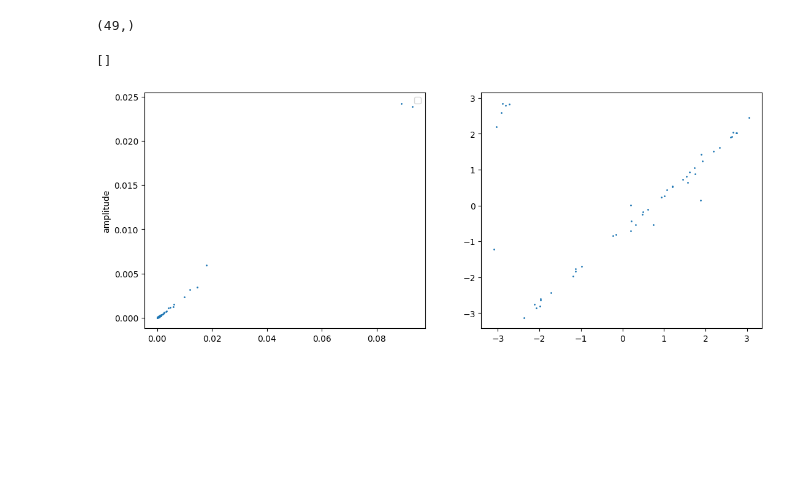
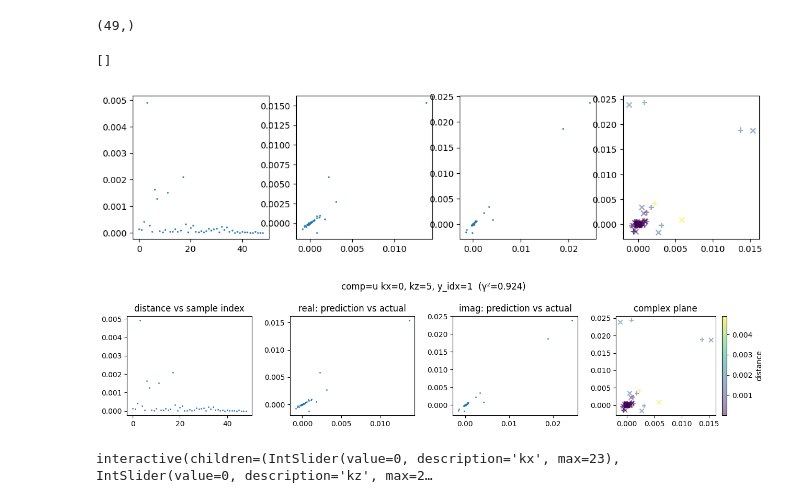
Before and after one commit to kz2wd/flow-diffuse, a Jupyter notebook: probes/probe_2.ipynb, the cells around one changed output. Drawn from its saved outputs; the diff is of its cells as text; code cells hidden in the pictures; blank space fills up the shorter version.

```diff
--- a/probes/probe_2.ipynb
+++ b/probes/probe_2.ipynb
@@ -59,13 +59,24 @@ pressure_target = wall_pressure_hat[:, kx, kz]
 pressure_target.shape
 # %% [output]
 (49,)
+# %%
+def cross_spectrum(p_hat, u_hat, avg_axis=(0,)):
+    return np.mean(p_hat.conj() * u_hat, axis=avg_axis) - (np.mean(p_hat, axis=avg_axis).conj() * np.mean(u_hat, axis=avg_axis))
 # %%
-fig, (ax1, ax2) = plt.subplots(1, 2, figsize=(13, 5))
-ax1.scatter(np.abs(pressure_target), np.abs(velocity_target), s=1)
-ax1.set_ylabel("amplitude")
-ax1.legend()
-ax2.scatter(np.angle(pressure_target), np.angle(velocity_target), s=1)
+
+Spu = cross_spectrum(pressure_target, velocity_target)
+Spp = cross_spectrum(pressure_target, pressure_target)
+H = Spu / Spp
+pressure_scaled = pressure_target * H
+distances = np.abs(pressure_scaled - velocity_target)
+
+fig, ax = plt.subplots(1, 4, figsize=(13, 3))
+ax[0].scatter(np.arange(len(distances)), distances, s=1)
+ax[1].scatter(pressure_scaled.real, velocity_target.real, s=1)
+ax[2].scatter(pressure_scaled.imag, velocity_target.imag, s=1)
+ax[3].scatter(pressure_scaled.real, pressure_scaled.imag, c=distances, marker='+', alpha=0.5)
+ax[3].scatter(velocity_target.real, velocity_target.imag, c=distances, marker='x', alpha=0.5)
 plt.plot()
 # %% [output]
 []
-[figure, old version]
+[figure, new version]
@@ -71,0 +109,16 @@ plt.plot()
+# %%
+plot_rel(d_hat, 0, 5, 1, 0)
+# %% [output]
+[figure, added]
+# %%
+from ipywidgets import interact, IntSlider
+@interact(
+    comp=IntSlider(min=0, max=2, step=1, value=0, description="Component"),
+    kx=IntSlider(min=0, max=d_hat.shape[2] - 1, step=1, value=0, description="kx"),
+    y_idx=IntSlider(min=0, max=d_hat.shape[3] - 1, step=1, value=0, description="y idx"),
+    kz=IntSlider(min=0, max=d_hat.shape[4] - 1, step=1, value=0, description="kz"),
+)
+def plot(kx, kz, y_idx, comp):
+    plot_rel(d_hat, kx, kz, y_idx, comp)
+# %% [output]
+interactive(children=(IntSlider(value=0, description='kx', max=23), IntSlider(value=0, description='kz', max=2…
```
Also changed, not shown: parts of 1 cell of this notebook, 3 other files.
